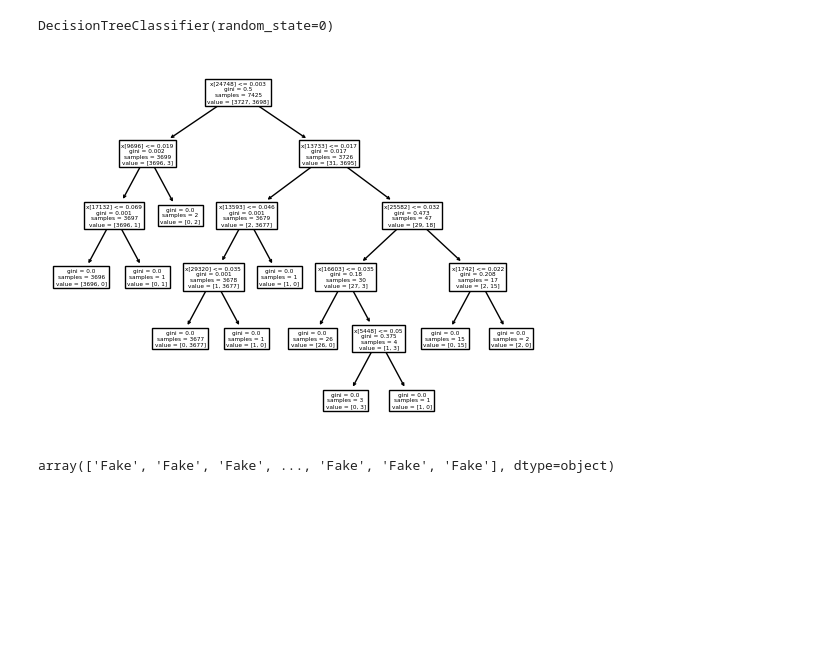
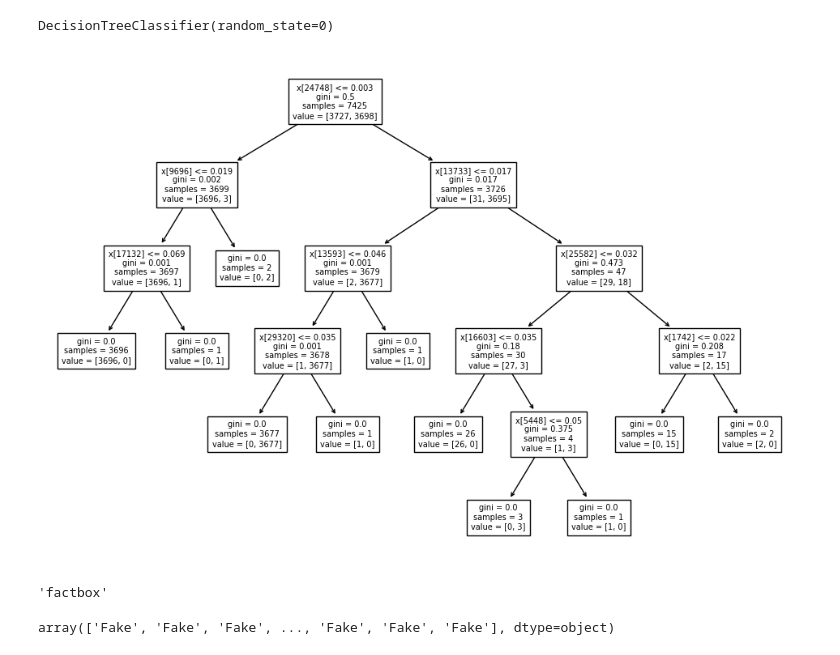
Before and after one commit to prithvi-diwanji/NLP2024_exercises, a Jupyter notebook: machinelearning_binary_classification.ipynb, the cells around one changed output. Drawn from its saved outputs; the diff is of its cells as text; code cells hidden in the pictures; blank space fills up the shorter version.

```diff
--- a/machinelearning_binary_classification.ipynb
+++ b/machinelearning_binary_classification.ipynb
@@ -295,10 +295,16 @@ dt.fit(x_train, y_train)
 DecisionTreeClassifier(random_state=0)
 # %%
 from sklearn.tree import plot_tree
-# %%
-plot_tree(dt);
-# %% [output]
-[figure, removed]
+# %%
+plt.figure(figsize=(12,8))
+plot_tree(dt,fontsize=7);
+# %% [output]
+[figure, added]
+# %%
+#what does the feature look like?
+tfidf.get_feature_names_out()[9696] - example with 9696
+# %% [output]
+'factbox'
 # %%
 #how accurate is this model? check 2475 test data
 # %%
```
Also changed, not shown: parts of 14 cells of this notebook.
